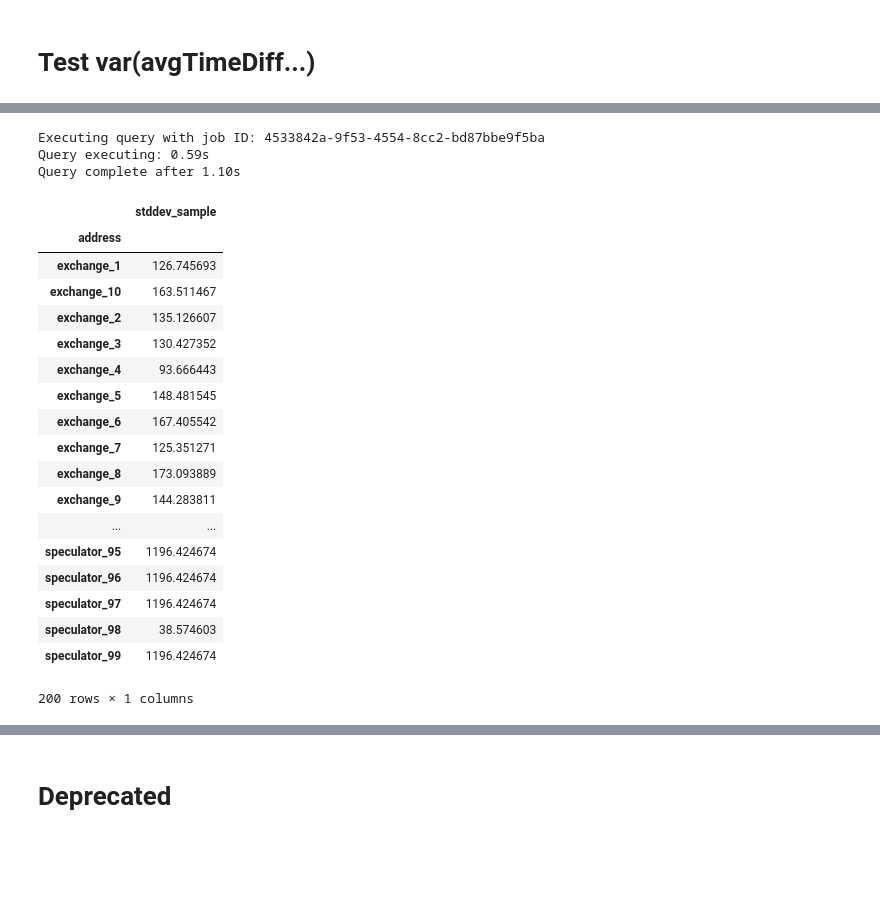
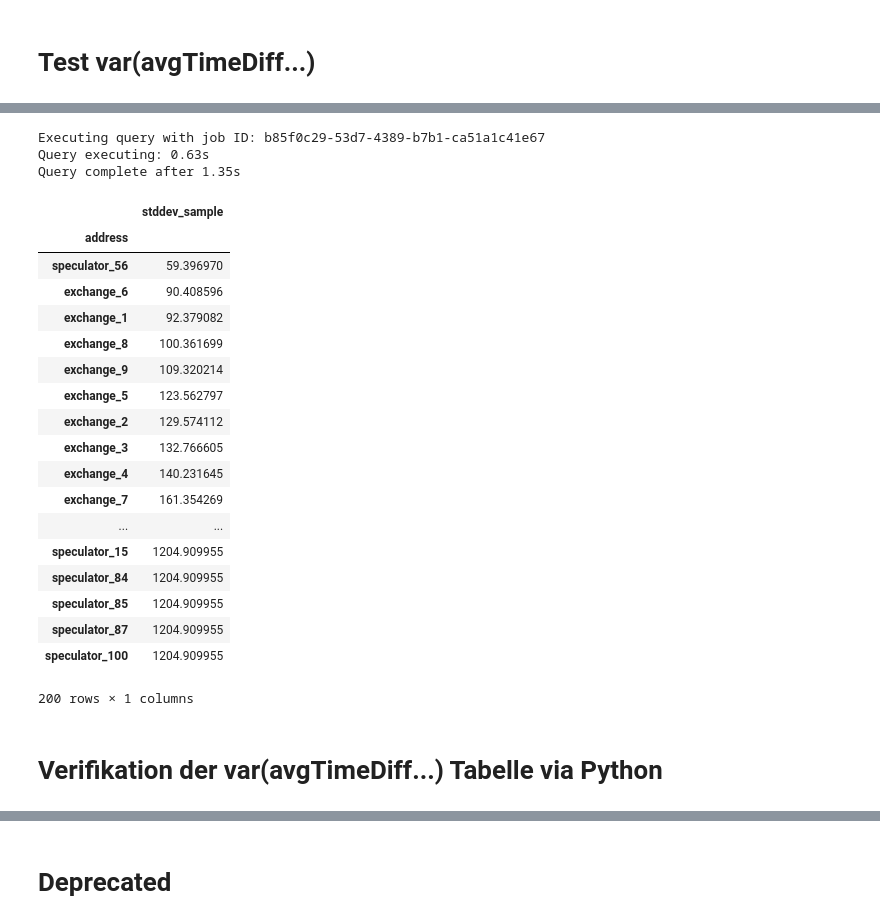
Before and after one commit to mgsgde/ethcluster, a Jupyter notebook: bigquery/bigquery_sql.tests.ipynb, the cells around one changed output, grey strips where cells are left out. Saved outputs shown, nothing was run; the diff lists cells and outputs as text; code cells hidden in the pictures; blank space fills up the shorter version.

```diff
--- a/bigquery/bigquery_sql.tests.ipynb
+++ b/bigquery/bigquery_sql.tests.ipynb
@@ -450,9 +447,8 @@ Query complete after 1.01s
 # %%
-res_sql_stddev = res_sql_stddev.set_index("from_address")
-res_sql_stddev = res_sql_stddev.reindex(addresses_testdata["address"])
-res_sql_stddev = res_sql_stddev.fillna(res_sql_stddev["stddev_sample"].max())
-res_sql_stddev = res_sql_stddev.sort_values(by="address")
-res_sql_stddev
+stddev_result_sql = res_sql_stddev.set_index("from_address")
+stddev_result_sql = stddev_result_sql.reindex(addresses_testdata["address"])
+stddev_result_sql = stddev_result_sql.fillna(res_sql_stddev["stddev_sample"].max())
+stddev_result_sql = stddev_result_sql.sort_values(by="address")
 # %% [output]
 |  | stddev_sample |
 | address |  |
@@ -500,32 +496,33 @@ with timestamps_diffs as (
 select to_address, STDDEV_SAMP(timestampdiff) as stddev_sample
 from timestamps_diffs group by to_address
 # %% [output]
-Executing query with job ID: 4533842a-9f53-4554-8cc2-bd87bbe9f5ba
-Query executing: 0.59s
-Query complete after 1.10s
+Executing query with job ID: b85f0c29-53d7-4389-b7b1-ca51a1c41e67
+Query executing: 0.63s
+Query complete after 1.35s
 # %%
-res_sql_stddev = res_sql_stddev.set_index("to_address")
-res_sql_stddev = res_sql_stddev.reindex(addresses_testdata["address"])
-res_sql_stddev = res_sql_stddev.fillna(res_sql_stddev["stddev_sample"].max())
-res_sql_stddev = res_sql_stddev.sort_values(by="address")
-res_sql_stddev
+stddev_result_sql = res_sql_stddev.set_index("to_address")
+stddev_result_sql = stddev_result_sql.reindex(addresses_testdata["address"])
+stddev_result_sql = stddev_result_sql.fillna(res_sql_stddev["stddev_sample"].max())
+stddev_result_sql = stddev_result_sql.sort_values(by="stddev_sample")
 # %% [output]
 |  | stddev_sample |
 | address |  |
-| exchange_1 | 126.745693 |
-| exchange_10 | 163.511467 |
-| exchange_2 | 135.126607 |
-| exchange_3 | 130.427352 |
-| exchange_4 | 93.666443 |
-| exchange_5 | 148.481545 |
-| exchange_6 | 167.405542 |
-| exchange_7 | 125.351271 |
-| exchange_8 | 173.093889 |
-| exchange_9 | 144.283811 |
+| speculator_56 | 59.396970 |
+| exchange_6 | 90.408596 |
+| exchange_1 | 92.379082 |
+| exchange_8 | 100.361699 |
+| exchange_9 | 109.320214 |
+| exchange_5 | 123.562797 |
+| exchange_2 | 129.574112 |
+| exchange_3 | 132.766605 |
+| exchange_4 | 140.231645 |
+| exchange_7 | 161.354269 |
 | ... | ... |
-| speculator_95 | 1196.424674 |
-| speculator_96 | 1196.424674 |
-| speculator_97 | 1196.424674 |
-| speculator_98 | 38.574603 |
-| speculator_99 | 1196.424674 |
+| speculator_15 | 1204.909955 |
+| speculator_84 | 1204.909955 |
+| speculator_85 | 1204.909955 |
+| speculator_87 | 1204.909955 |
+| speculator_100 | 1204.909955 |
 200 rows × 1 columns
+# %% [markdown]
+# Verifikation der var(avgTimeDiff...) Tabelle via Python
```
Also changed, not shown: parts of 16 cells of this notebook.
